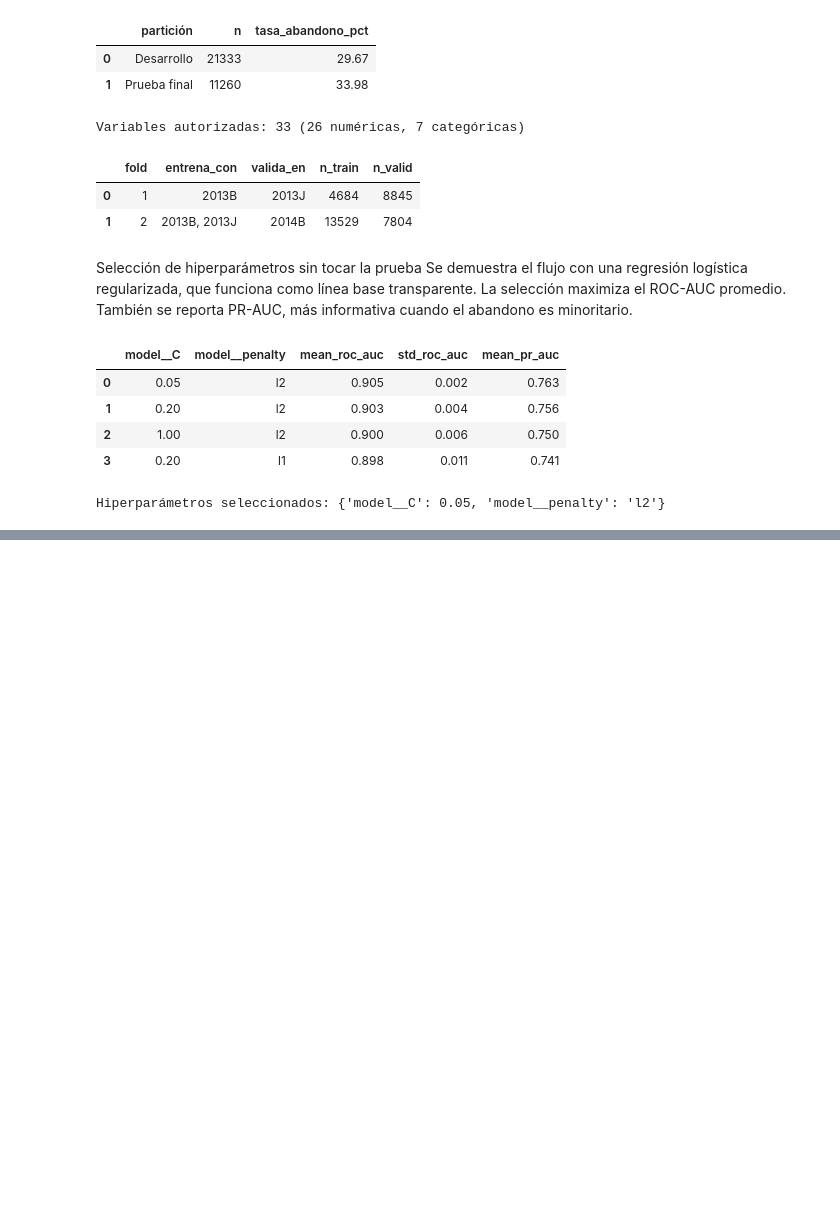
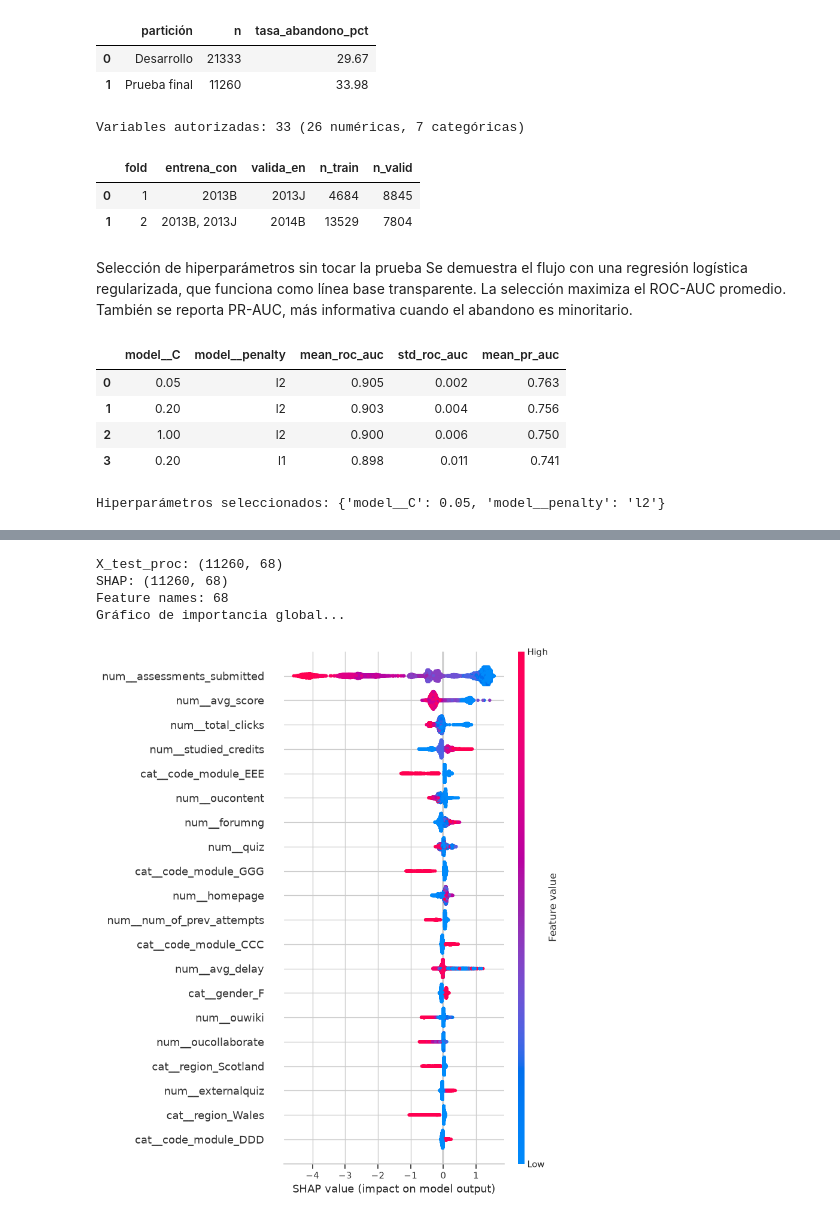
Before and after one commit to CristianPachacama/uide_01_aprendizaje_automatico, a Jupyter notebook: 2026_08_15_cross_validation/grupo_4_taller_03.ipynb, the cells around one changed output, grey strips where cells are left out. Drawn from its saved outputs; the diff is of its cells as text; code cells hidden in the pictures; blank space fills up the shorter version.

```diff
--- a/2026_08_15_cross_validation/grupo_4_taller_03.ipynb
+++ b/2026_08_15_cross_validation/grupo_4_taller_03.ipynb
@@ -424,0 +435,21 @@ weighted avg       0.87      0.85      0.86     11260
+# %%
+# 1. Transformar los datos utilizando el preprocesador ya definido en el flujo previo
+X_train_proc = preprocessor.fit_transform(X_train)
+X_test_proc = preprocessor.transform(X_test)
+
+# ==========================================
+# 2. MODELO BASE: Árbol de Decisión
+# ==========================================
+print("=== Entrenando Modelo Base: Árbol de Decisión ===")
+tree_model = DecisionTreeClassifier(
+    max_depth=5,
+    random_state=RANDOM_STATE
+)
+tree_model.fit(X_train_proc, y_train)
+
+tree_prob = tree_model.predict_proba(X_test_proc)[:, 1]
+tree_pred = tree_model.predict(X_test_proc)
+
+print(f"ROC-AUC Árbol Base: {roc_auc_score(y_test, tree_prob):.4f}")
+print(f"PR-AUC Árbol Base: {average_precision_score(y_test, tree_prob):.4f} ")
+print(classification_report(y_test, tree_pred, target_names=['No abandono', 'Abandono']))
@@ -424,0 +524,28 @@ weighted avg       0.87      0.85      0.86     11260
+# %%
+# Crear el explicador para el modelo XGBoost
+explainer = shap.TreeExplainer(xgb_model)
+
+# Calcular valores SHAP
+shap_values = explainer.shap_values(X_test_proc)
+
+# Obtener nombres de las variables DESPUÉS del preprocessing
+feature_names = preprocessor.get_feature_names_out()
+
+print("X_test_proc:", X_test_proc.shape)
+print("SHAP:", shap_values.shape)
+print("Feature names:", len(feature_names))
+
+# --- Explicación GLOBAL ---
+print("Gráfico de importancia global...")
+
+shap.summary_plot(
+    shap_values,
+    X_test_proc,
+    feature_names=feature_names
+)
+# %% [output]
+X_test_proc: (11260, 68)
+SHAP: (11260, 68)
+Feature names: 68
+Gráfico de importancia global...
+[figure, added]
```
Also changed, not shown: parts of 16 cells of this notebook.
